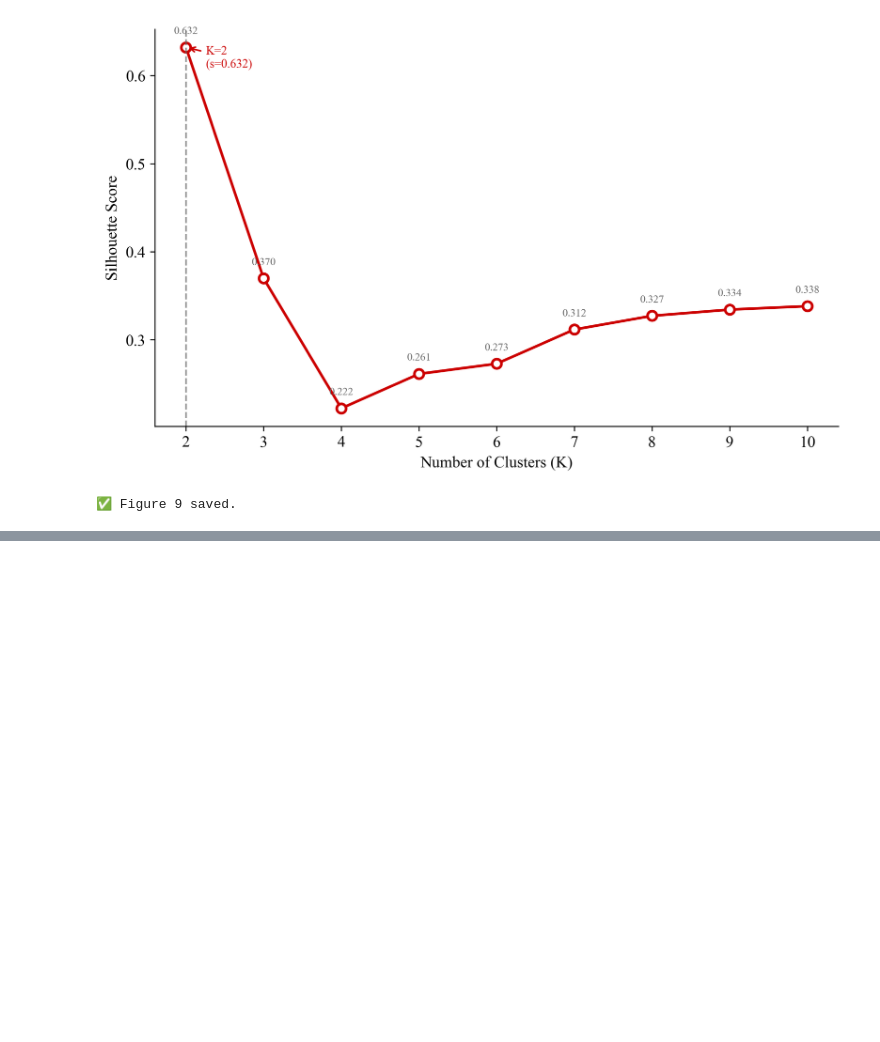
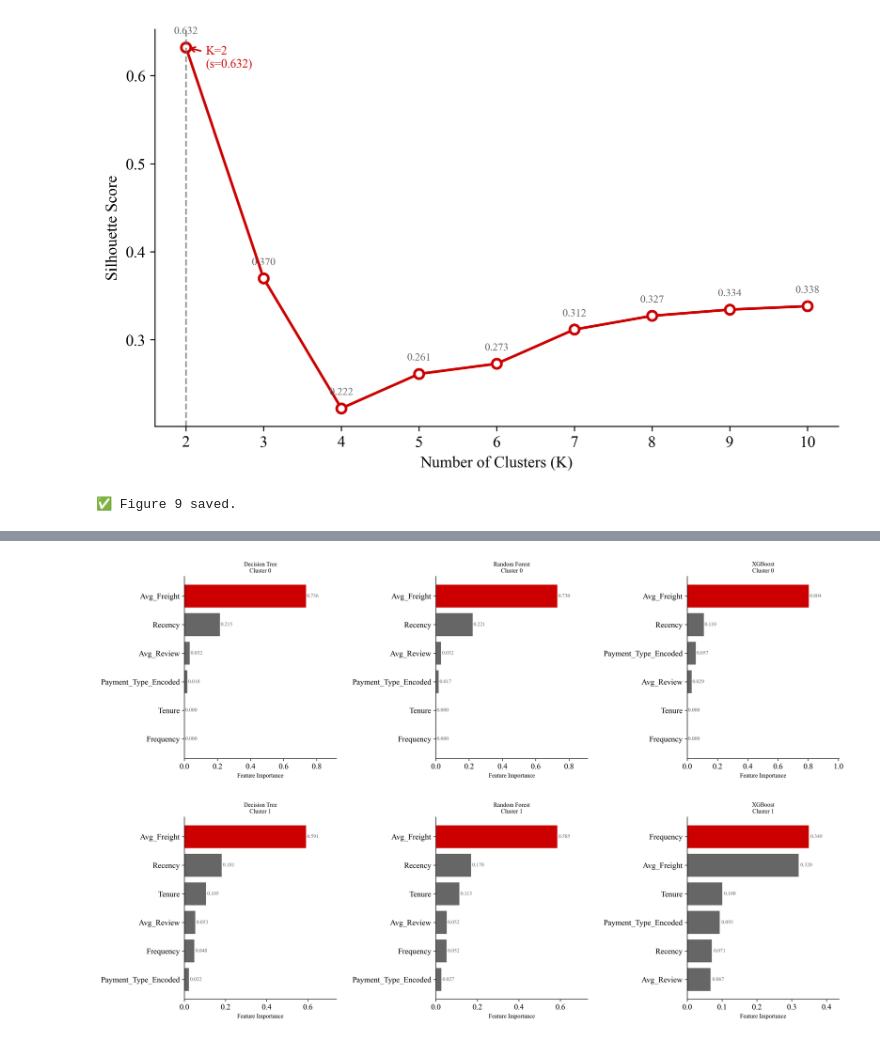
Before and after one commit to huntersarkis/gcu-capstone-project, a Jupyter notebook: notebooks/topic4_model_building.ipynb, the cells around one changed output, grey strips where cells are left out. Cells and saved outputs as stored; diff of their text form; code cells hidden in the pictures; blank space fills up the shorter version.

```diff
--- a/notebooks/topic4_model_building.ipynb
+++ b/notebooks/topic4_model_building.ipynb
@@ -619,0 +814,86 @@ Output file check:
+# %%
+# Feature Importance Visualization (Figures 12 & 13)
+
+# ── Re-fit models on 80/20 split for feature importance ──────
+# Using 80/20 as the canonical split for visualization
+
+splits = {}
+for cluster_name, X_data, y_data in [
+    ("Cluster 0 — Single-Purchase Guests", X, y),
+    ("Cluster 1 — Loyal Guests", X1, y1)
+]:
+    X_tr, X_te, y_tr, y_te = train_test_split(
+        X_data, y_data, test_size=0.20, random_state=42
+    )
+    splits[cluster_name] = (X_tr, X_te, y_tr, y_te)
+
+# Models to visualize — DT and RF have native feature importance
+# XGBoost also has feature importance
+viz_models = {
+    "Decision Tree": DecisionTreeRegressor(random_state=42),
+    "Random Forest": RandomForestRegressor(n_estimators=100, random_state=42, n_jobs=-1),
+    "XGBoost":       XGBRegressor(n_estimators=100, random_state=42,
+                                   verbosity=0, eval_metric="rmse")
+}
+
+feature_names = FEATURE_COLS
+cluster_labels = list(splits.keys())
+
+fig, axes = plt.subplots(2, 3, figsize=(16, 10))
+
+for row_idx, cluster_name in enumerate(cluster_labels):
+    X_tr, X_te, y_tr, y_te = splits[cluster_name]
+
+    for col_idx, (model_name, model) in enumerate(viz_models.items()):
+        ax = axes[row_idx][col_idx]
+        model.fit(X_tr, y_tr)
+
+        importances = model.feature_importances_
+        indices = np.argsort(importances)[::-1]
+        sorted_features = [feature_names[i] for i in indices]
+        sorted_importances = importances[indices]
+
+        colors_bar = [TARGET_RED if i == 0 else TARGET_GRAY
+                      for i in range(len(sorted_features))]
+
+        bars = ax.barh(sorted_features[::-1],
+                       sorted_importances[::-1],
+                       color=colors_bar[::-1],
+                       edgecolor="none")
+
+        # Value labels
+        for bar, val in zip(bars, sorted_importances[::-1]):
+            ax.text(bar.get_width() + 0.005, bar.get_y() + bar.get_height() / 2,
+                    f"{val:.3f}", va="center", fontsize=8, color=TARGET_GRAY)
+
+        ax.set_xlim(0, max(importances) * 1.25)
+        ax.set_xlabel("Feature Importance", fontsize=9)
+        ax.set_title(f"{model_name}\n{cluster_name.split('—')[0].strip()}",
+                     fontsize=9, pad=6)
+        ax.spines["top"].set_visible(False)
+        ax.spines["right"].set_visible(False)
+
+plt.tight_layout(h_pad=3, w_pad=2)
+plt.savefig(f"{OUTPUT_DIR}/fig12_feature_importance.png", dpi=300, bbox_inches="tight")
+plt.show()
+print("✅ Figure 12 saved.")
+
+# ── Results comparison table ──────────────────────────────────
+print("\n" + "=" * 85)
+print("COMBINED RESULTS — Predicting Monetary Value (Log-Transformed)")
+print("=" * 85)
+print(f"\n{'Cluster':<12} {'Model':<18} {'Split':<8} {'RMSE':>8} {'MAE':>8} {'R²':>8}")
+print("-" * 65)
+
+for _, row in df_results.iterrows():
+    print(f"{'Cluster 0':<12} {row['Model']:<18} {row['Split']:<8} "
+          f"{row['RMSE']:>8.4f} {row['MAE']:>8.4f} {row['R2']:>8.4f}")
+
+print()
+for _, row in df_results1.iterrows():
+    print(f"{'Cluster 1':<12} {row['Model']:<18} {row['Split']:<8} "
+          f"{row['RMSE']:>8.4f} {row['MAE']:>8.4f} {row['R2']:>8.4f}")
+
+print("\n✅ Combined results table complete.")
+# %% [output]
+[figure, added]
```
Also changed, not shown: parts of 10 cells of this notebook, 4 other files.
